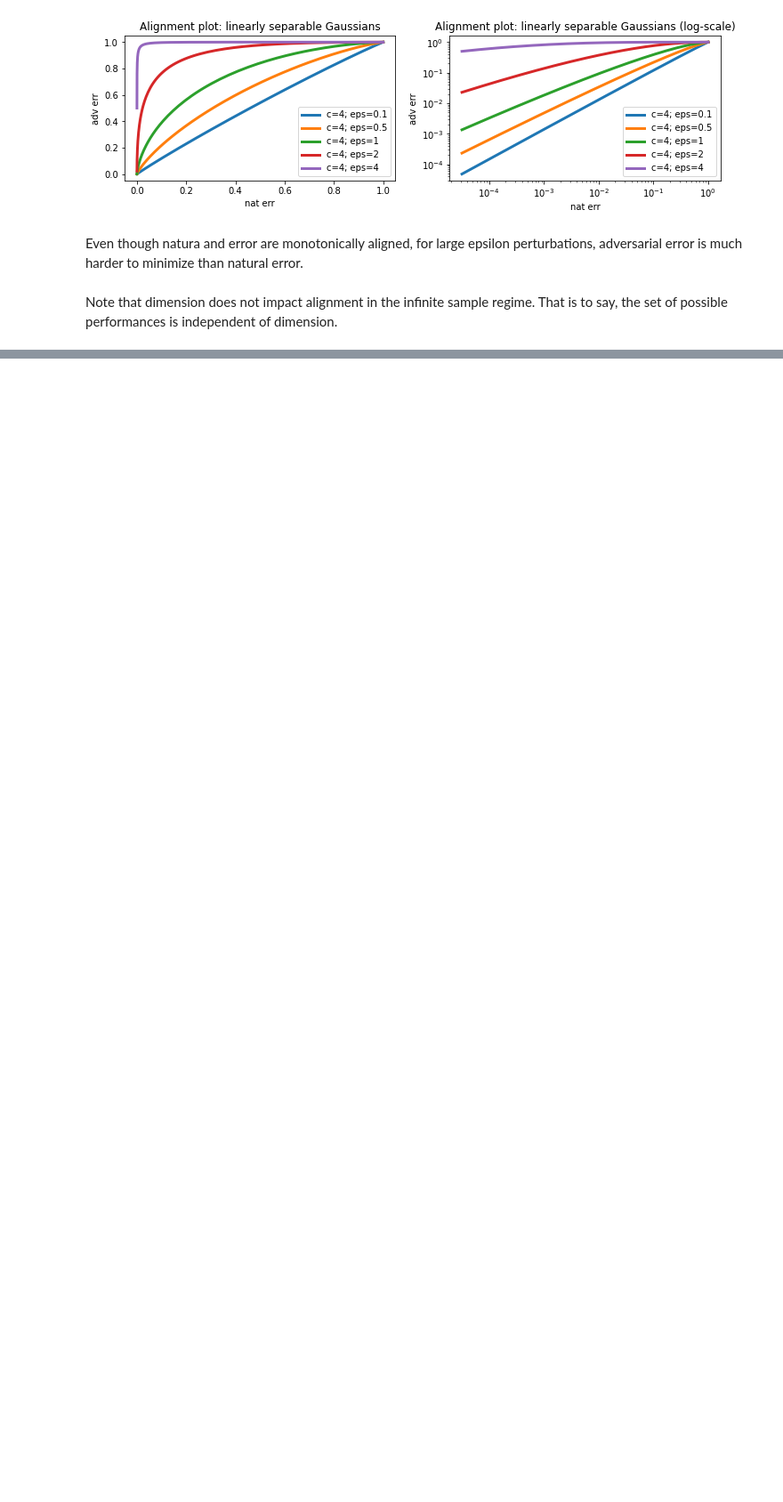
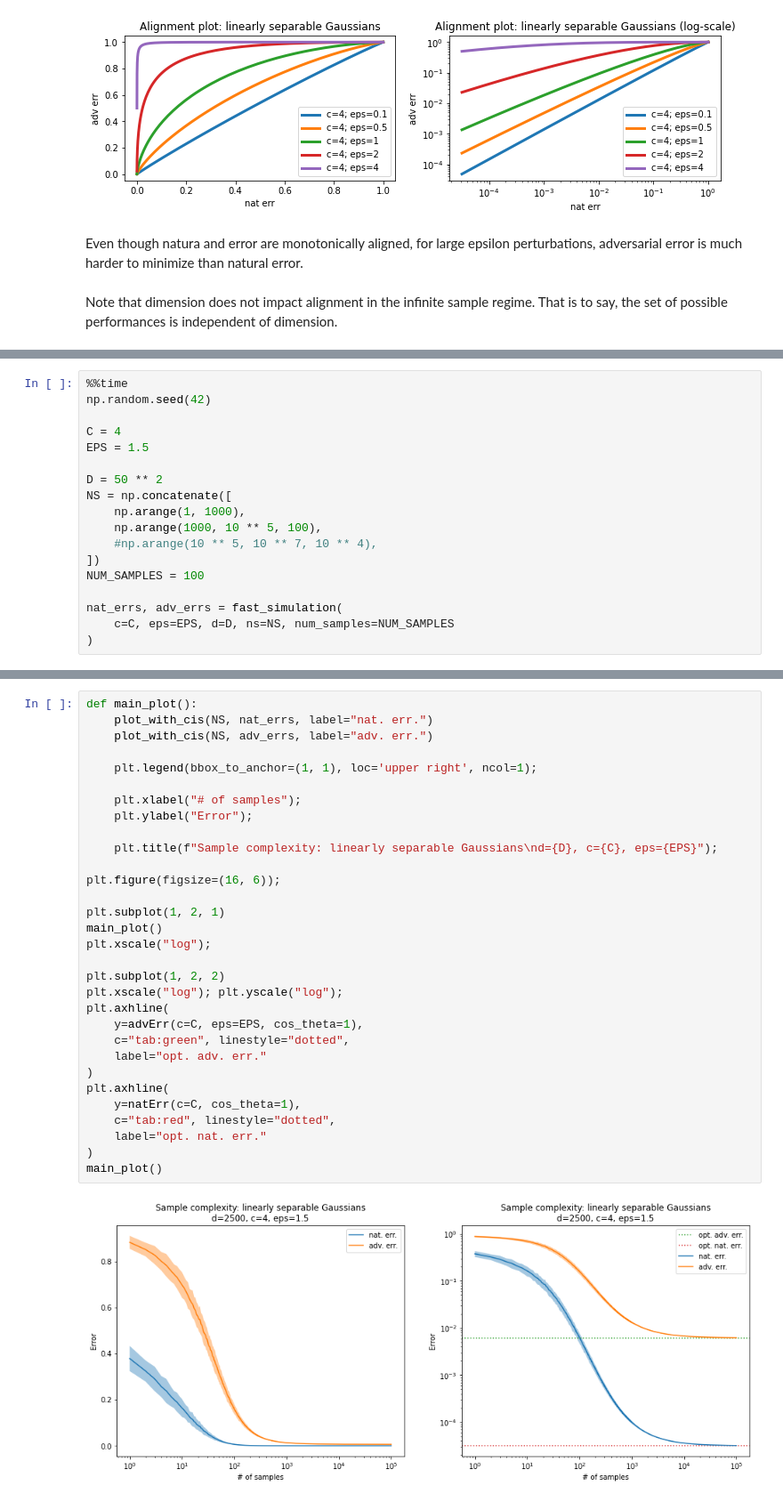
Before and after one commit to GilgameshxZero/adversarial-ntks, a Jupyter notebook: notebooks/low-level-causes/lin-sep-gaussian.ipynb, the cells around one changed output, grey strips where cells are left out. Shown at 89% size. Cells and saved outputs as stored; diff of their text form; blank space fills up the shorter version.

```diff
--- a/notebooks/low-level-causes/lin-sep-gaussian.ipynb
+++ b/notebooks/low-level-causes/lin-sep-gaussian.ipynb
@@ -97,0 +205,18 @@ That is to say, the set of possible performances is independent of dimension.
+# %%
+%%time
+np.random.seed(42)
+
+C = 4
+EPS = 1.5
+
+D = 50 ** 2
+NS = np.concatenate([
+    np.arange(1, 1000),
+    np.arange(1000, 10 ** 5, 100),
+    #np.arange(10 ** 5, 10 ** 7, 10 ** 4),
+])
+NUM_SAMPLES = 100
+
+nat_errs, adv_errs = fast_simulation(
+    c=C, eps=EPS, d=D, ns=NS, num_samples=NUM_SAMPLES
+)
@@ -97,0 +226,33 @@ That is to say, the set of possible performances is independent of dimension.
+# %%
+def main_plot():
+    plot_with_cis(NS, nat_errs, label="nat. err.")
+    plot_with_cis(NS, adv_errs, label="adv. err.")
+
+    plt.legend(bbox_to_anchor=(1, 1), loc='upper right', ncol=1);
+
+    plt.xlabel("# of samples");
+    plt.ylabel("Error");
+
+    plt.title(f"Sample complexity: linearly separable Gaussians\nd={D}, c={C}, eps={EPS}");
+
+plt.figure(figsize=(16, 6));
+
+plt.subplot(1, 2, 1)
+main_plot()
+plt.xscale("log");
+
+plt.subplot(1, 2, 2)
+plt.xscale("log"); plt.yscale("log");
+plt.axhline(
+    y=advErr(c=C, eps=EPS, cos_theta=1),
+    c="tab:green", linestyle="dotted",
+    label="opt. adv. err."
+)
+plt.axhline(
+    y=natErr(c=C, cos_theta=1),
+    c="tab:red", linestyle="dotted",
+    label="opt. nat. err."
+)
+main_plot()
+# %% [output]
+[figure, added]
```
Also changed, not shown: parts of 11 cells of this notebook.
